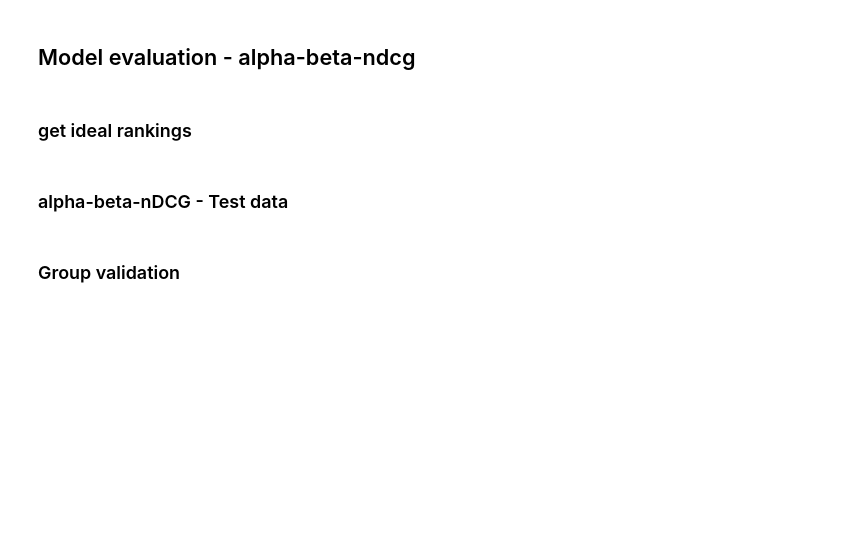
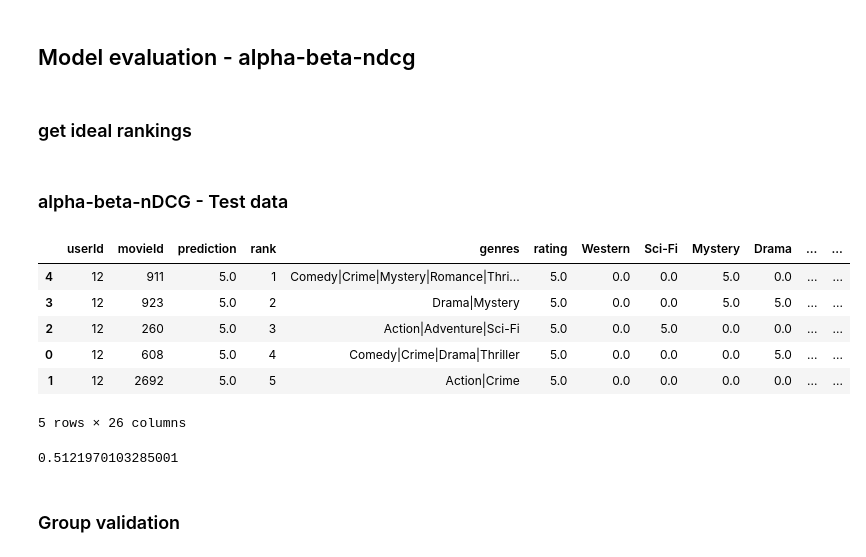
Before and after one commit to wissamjur/group-validation, a Jupyter notebook: notebooks/group_validation_experiment.ipynb, the cells around one changed output. Drawn from its saved outputs; the diff is of its cells as text; code cells hidden in the pictures; blank space fills up the shorter version.

```diff
--- a/notebooks/group_validation_experiment.ipynb
+++ b/notebooks/group_validation_experiment.ipynb
@@ -15,16 +16,15 @@ from metric.helpers import (
     build_all_likelihood_dict
 )
 
-dataset_name = 'ml-latest-small'
+dataset_name = 'ml-25m'
+# original data from the dataset
+ratings = pd.read_csv('datasets/' + dataset_name + '/shrunk/ratings_small_v2.csv')
+movies = pd.read_csv('datasets/' + dataset_name + '/movies.csv')
 
 # data from recommender
 testset = pd.read_csv('output/' + dataset_name + '/test.csv')
 trainset = pd.read_csv('output/' + dataset_name + '/train.csv')
 rankings = pd.read_csv('output/' + dataset_name + '/rankings.csv')
-
-# original data from the dataset
-ratings = pd.read_csv('datasets/' + dataset_name + '/ratings_random.csv')
-movies = pd.read_csv('datasets/' + dataset_name + '/movies.csv')
 
 # merge item data to the ratings df
 test_df = testset.merge(movies, how='inner', on='movieId').sort_values(by='userId')
@@ -43,10 +43,10 @@ rankings_hits = rankings_df.merge(ratings_df, how='left', on=['userId', 'movieId
 rankings_hits = rankings_hits.drop(['title', 'timestamp'], axis=1)
 
 # build the likelihood dict (dictionary will be saved in ./output/dataset)
-# build it once per dataset
+# can be build it once per dataset (if we run group validation multiple times and vary some parameters)
 build_all_likelihood_dict(users, genres, ratings_df, dataset_name)
 # load user likelihood data
-with open("./output/" + dataset_name + "/likelihood.pkl", "rb") as pkl_handle:
+with open('output/' + dataset_name + '/likelihood.pkl', 'rb') as pkl_handle:
 	likelihood_dict = pickle.load(pkl_handle)
 # %%
 # small example on user likelihood - could be skipped
@@ -77,8 +77,14 @@ test_df[test_df['userId'] == 569]
 # %%
+discarded_users = []
 ideal_rankings = []
-k = 1
+k = 5
 # get ideal rankings for every unique user in the dataset
 for user in users:
+    # check if ratings of user in the test_df is less than k
+    if len(test_df[test_df['userId'] == user]) <= k:
+        discarded_users.append(user)
+        continue
+
     user_ideal_ranks = get_ideal_rankings(user, likelihood_dict, test_df, k=k)
     df = pd.DataFrame(user_ideal_ranks, columns=["userId", "movieId", "prediction", "rank"])
     ideal_rankings.append(df)
@@ -96,21 +104,31 @@ user_ideal_ranks_df.head(2)
 # %%
 from metric.metric import transform_rankings_hits, get_user_dcg, get_dcg
 
 rankings_hits_transformed = transform_rankings_hits(rankings_hits, genres)
 rankings_hits_transformed_ideal = transform_rankings_hits(user_ideal_ranks_df, genres)
 
-user_id = 2
-k = 4
+user_id = 12
+k = 5
 user_dcg = get_user_dcg(user_id, rankings_hits_transformed, ratings_df, likelihood_dict, k)
 user_idcg = get_user_dcg(user_id, rankings_hits_transformed_ideal, ratings_df, likelihood_dict, k)
 user_idcg
+# %% [output]
+|  | userId | movieId | prediction | rank | genres | rating | Western | Sci-Fi | Mystery | Drama | ... | ... |
+| 4 | 12 | 911 | 5.0 | 1 | Comedy|Crime|Mystery|Romance|Thri... | 5.0 | 0.0 | 0.0 | 5.0 | 0.0 | ... | ... |
+| 3 | 12 | 923 | 5.0 | 2 | Drama|Mystery | 5.0 | 0.0 | 0.0 | 5.0 | 5.0 | ... | ... |
+| 2 | 12 | 260 | 5.0 | 3 | Action|Adventure|Sci-Fi | 5.0 | 0.0 | 5.0 | 0.0 | 0.0 | ... | ... |
+| 0 | 12 | 608 | 5.0 | 4 | Comedy|Crime|Drama|Thriller | 5.0 | 0.0 | 0.0 | 0.0 | 5.0 | ... | ... |
+| 1 | 12 | 2692 | 5.0 | 5 | Action|Crime | 5.0 | 0.0 | 0.0 | 0.0 | 0.0 | ... | ... |
+5 rows × 26 columns
 # %%
 # alpha-beta-nDCG for the whole test data
-dcg = get_dcg(rankings_hits_transformed, ratings_df, likelihood_dict, k)
-idcg = get_dcg(rankings_hits_transformed_ideal, ratings_df, likelihood_dict, k)
+dcg = get_dcg(rankings_hits_transformed, ratings_df, likelihood_dict, discarded_users, k)
+idcg = get_dcg(rankings_hits_transformed_ideal, ratings_df, likelihood_dict, discarded_users, k)
 
 alpha_beta_ndcg = dcg[0]/idcg[0]
 alpha_beta_ndcg
+# %% [output]
+0.5121970103285001
 # %% [markdown]
 ### Group validation
 # %%
```
Also changed, not shown: parts of 9 cells of this notebook, 10 other files.
